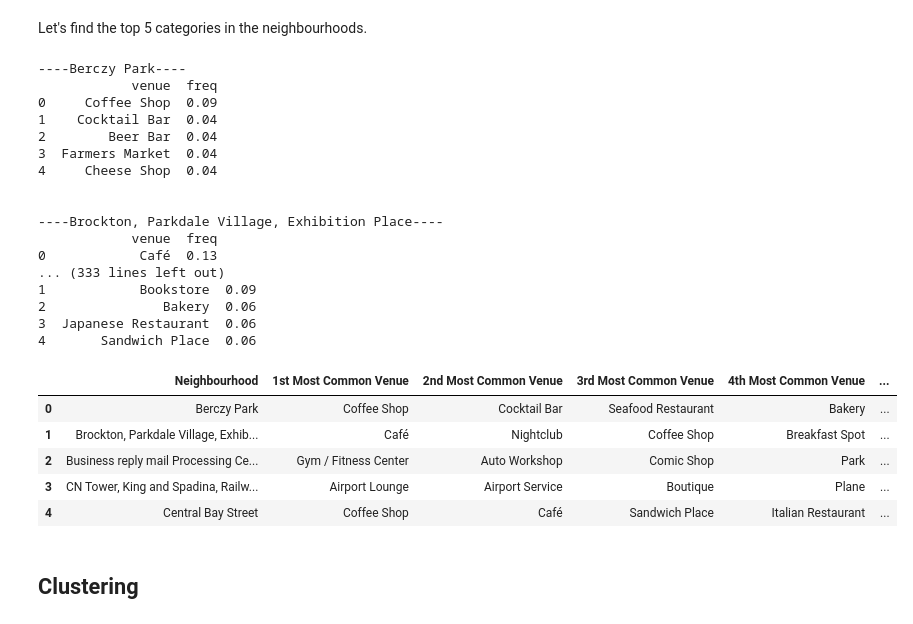
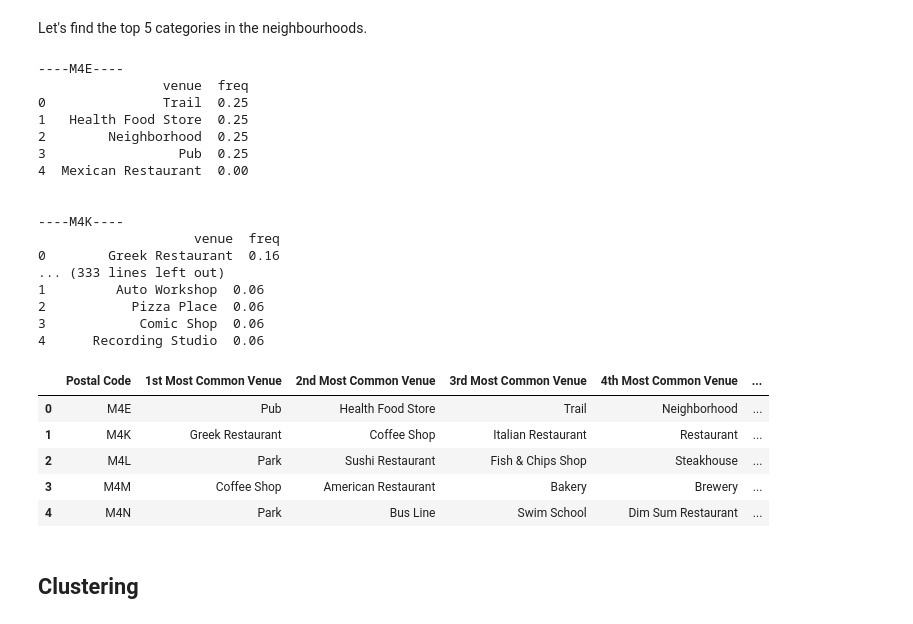
Before and after one commit to bencew/Coursera_Capstone, a Jupyter notebook: Segmenting and Clustering Neighborhoods in Toronto.ipynb, the cells around one changed output. Cells and saved outputs as stored; diff of their text form; code cells hidden in the pictures.

```diff
--- a/Segmenting and Clustering Neighborhoods in Toronto.ipynb
+++ b/Segmenting and Clustering Neighborhoods in Toronto.ipynb
@@ -307,9 +307,9 @@ def getNearbyVenues(names, latitudes, longitudes, radius=500):
             v['venue']['categories'][0]['name']) for v in results])
 
     nearby_venues = pd.DataFrame([item for venue_list in venues_list for item in venue_list])
-    nearby_venues.columns = ['Neighbourhood',
-                  'Neighbourhood Latitude',
-                  'Neighbourhood Longitude',
+    nearby_venues.columns = ['Postal Code',
+                  'Postal Code Latitude',
+                  'Postal Code Longitude',
                   'Venue',
                   'Venue Latitude',
                   'Venue Longitude',
@@ -317,7 +317,7 @@ def getNearbyVenues(names, latitudes, longitudes, radius=500):
 
     return(nearby_venues)
 # %%
-toronto_venues = getNearbyVenues(names=tor_bors['Neighbourhood'],
+toronto_venues = getNearbyVenues(names=tor_bors['Postal Code'],
                                    latitudes=tor_bors['Latitude'],
                                    longitudes=tor_bors['Longitude']
                                   )
@@ -384,7 +384,7 @@ There are 237 uniques categories.
 toronto_onehot = pd.get_dummies(toronto_venues[['Venue Category']], prefix="", prefix_sep="")
 
 # add neighborhood column back to dataframe
-toronto_onehot['Neighbourhood'] = toronto_venues['Neighbourhood']
+toronto_onehot['Postal Code'] = toronto_venues['Postal Code']
 
 # move neighborhood column to the first column
 fixed_columns = [toronto_onehot.columns[-1]] + list(toronto_onehot.columns[:-1])
@@ -401,5 +401,5 @@ toronto_onehot.head()
 5 rows × 238 columns
 # %%
-toronto_grouped = toronto_onehot.groupby('Neighbourhood').mean().reset_index()
+toronto_grouped = toronto_onehot.groupby('Postal Code').mean().reset_index()
 toronto_grouped
 # %% [output]
@@ -426,9 +426,9 @@ Let's find the top 5 categories in the neighbourhoods.
 # %%
 num_top_venues = 5
 
-for hood in toronto_grouped['Neighbourhood']:
+for hood in toronto_grouped['Postal Code']:
     print("----"+hood+"----")
-    temp = toronto_grouped[toronto_grouped['Neighbourhood'] == hood].T.reset_index()
+    temp = toronto_grouped[toronto_grouped['Postal Code'] == hood].T.reset_index()
     temp.columns = ['venue','freq']
     temp = temp.iloc[1:]
     temp['freq'] = temp['freq'].astype(float)
@@ -436,23 +436,23 @@ for hood in toronto_grouped['Neighbourhood']:
     print(temp.sort_values('freq', ascending=False).reset_index(drop=True).head(num_top_venues))
     print('\n')
 # %% [output]
-----Berczy Park----
-            venue  freq
-0     Coffee Shop  0.09
-1    Cocktail Bar  0.04
-2        Beer Bar  0.04
-3  Farmers Market  0.04
-4     Cheese Shop  0.04
+----M4E----
+                venue  freq
+0               Trail  0.25
+1   Health Food Store  0.25
+2        Neighborhood  0.25
+3                 Pub  0.25
+4  Mexican Restaurant  0.00
 
 
-----Brockton, Parkdale Village, Exhibition Place----
-            venue  freq
-0            Café  0.13
+----M4K----
+                    venue  freq
+0        Greek Restaurant  0.16
 ... (333 lines left out)
-1            Bookstore  0.09
-2               Bakery  0.06
-3  Japanese Restaurant  0.06
-4       Sandwich Place  0.06
+1         Auto Workshop  0.06
+2           Pizza Place  0.06
+3            Comic Shop  0.06
+4      Recording Studio  0.06
 # %%
 def return_most_common_venues(row, num_top_venues):
     row_categories = row.iloc[1:]
@@ -462,31 +462,31 @@ def return_most_common_venues(row, num_top_venues):
 # %%
 num_top_venues = 10
 
 indicators = ['st', 'nd', 'rd']
 
 # create columns according to number of top venues
-columns = ['Neighbourhood']
+columns = ['Postal Code']
 for ind in np.arange(num_top_venues):
     try:
         columns.append('{}{} Most Common Venue'.format(ind+1, indicators[ind]))
     except:
         columns.append('{}th Most Common Venue'.format(ind+1))
 
 # create a new dataframe
 neighborhoods_venues_sorted = pd.DataFrame(columns=columns)
-neighborhoods_venues_sorted['Neighbourhood'] = toronto_grouped['Neighbourhood']
+neighborhoods_venues_sorted['Postal Code'] = toronto_grouped['Postal Code']
 
 for ind in np.arange(toronto_grouped.shape[0]):
     neighborhoods_venues_sorted.iloc[ind, 1:] = return_most_common_venues(toronto_grouped.iloc[ind, :], num_top_venues)
 
 neighborhoods_venues_sorted.head()
 # %% [output]
-|  | Neighbourhood | 1st Most Common Venue | 2nd Most Common Venue | 3rd Most Common Venue | 4th Most Common Venue | ... |
-| 0 | Berczy Park | Coffee Shop | Cocktail Bar | Seafood Restaurant | Bakery | ... |
-| 1 | Brockton, Parkdale Village, Exhib... | Café | Nightclub | Coffee Shop | Breakfast Spot | ... |
-| 2 | Business reply mail Processing Ce... | Gym / Fitness Center | Auto Workshop | Comic Shop | Park | ... |
-| 3 | CN Tower, King and Spadina, Railw... | Airport Lounge | Airport Service | Boutique | Plane | ... |
-| 4 | Central Bay Street | Coffee Shop | Café | Sandwich Place | Italian Restaurant | ... |
+|  | Postal Code | 1st Most Common Venue | 2nd Most Common Venue | 3rd Most Common Venue | 4th Most Common Venue | ... |
+| 0 | M4E | Pub | Health Food Store | Trail | Neighborhood | ... |
+| 1 | M4K | Greek Restaurant | Coffee Shop | Italian Restaurant | Restaurant | ... |
+| 2 | M4L | Park | Sushi Restaurant | Fish & Chips Shop | Steakhouse | ... |
+| 3 | M4M | Coffee Shop | American Restaurant | Bakery | Brewery | ... |
+| 4 | M4N | Park | Bus Line | Swim School | Dim Sum Restaurant | ... |
 # %% [markdown]
 ## Clustering
 # %% [markdown]
```
Also changed, not shown: parts of 33 cells of this notebook.
